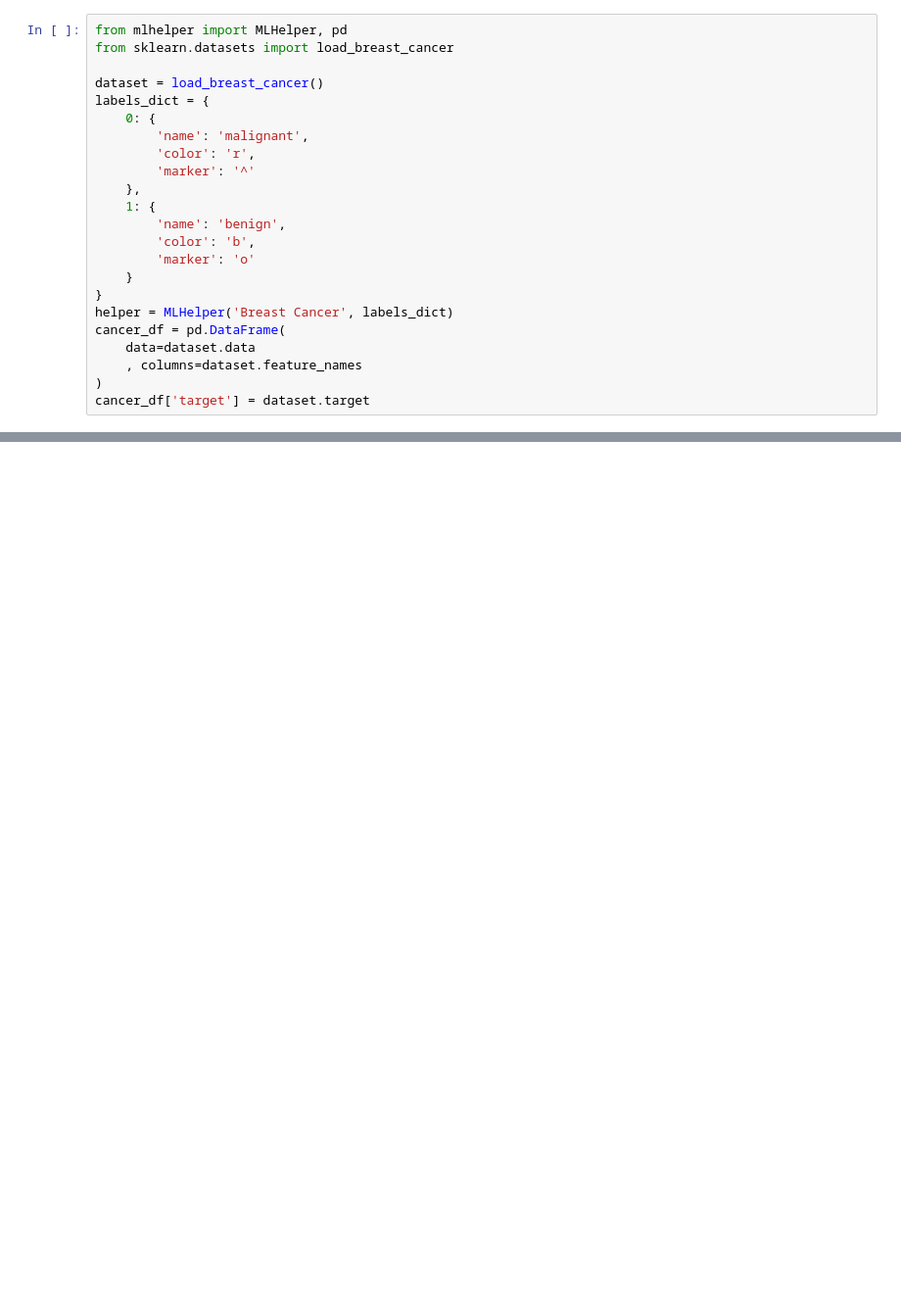
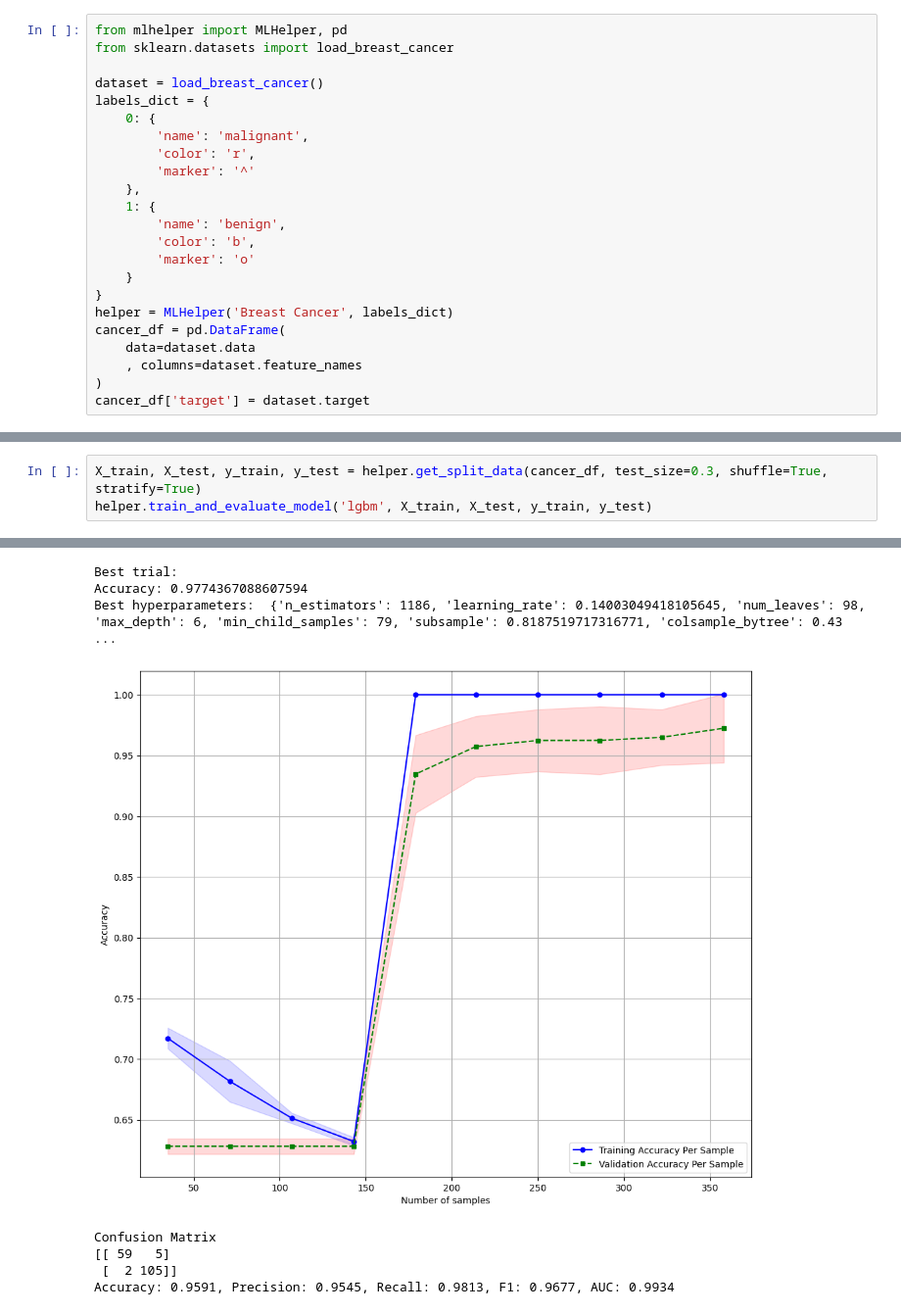
Before and after one commit to markk628/BigData19-ML-Projects, a Jupyter notebook: breast_cancer/LGBM/WBC LGBM.ipynb, the cells around one changed output, grey strips where cells are left out. Shown: that part at 98% size. Saved outputs shown, nothing was run; the diff lists cells and outputs as text; blank space fills up the shorter version.

Commit message:
pushing LGBM

```diff
--- a/breast_cancer/LGBM/WBC LGBM.ipynb
+++ b/breast_cancer/LGBM/WBC LGBM.ipynb
@@ -57,0 +62,4 @@ Accuracy: 0.9357, Precision: 0.9068, Recall: 1.0000, F1: 0.9511, AUC:0.9477
+# %%
+X_train, X_test, y_train, y_test = helper.get_split_data(cancer_df, test_size=0.3, shuffle=True, stratify=True)
+helper.train_and_evaluate_model('lgbm', X_train, X_test, y_train, y_test)
+# %% [output]
@@ -57,0 +83,8 @@ Accuracy: 0.9357, Precision: 0.9068, Recall: 1.0000, F1: 0.9511, AUC:0.9477
+Best trial:
+Accuracy: 0.9774367088607594
+Best hyperparameters:  {'n_estimators': 1186, 'learning_rate': 0.14003049418105645, 'num_leaves': 98, 'max_depth': 6, 'min_child_samples': 79, 'subsample': 0.8187519717316771, 'colsample_bytree': 0.43 ...
+[figure, added]
+Confusion Matrix
+[[ 59   5]
+ [  2 105]]
+Accuracy: 0.9591, Precision: 0.9545, Recall: 0.9813, F1: 0.9677, AUC: 0.9934
```
Also changed, not shown: parts of 3 cells of this notebook, 11 other files.
